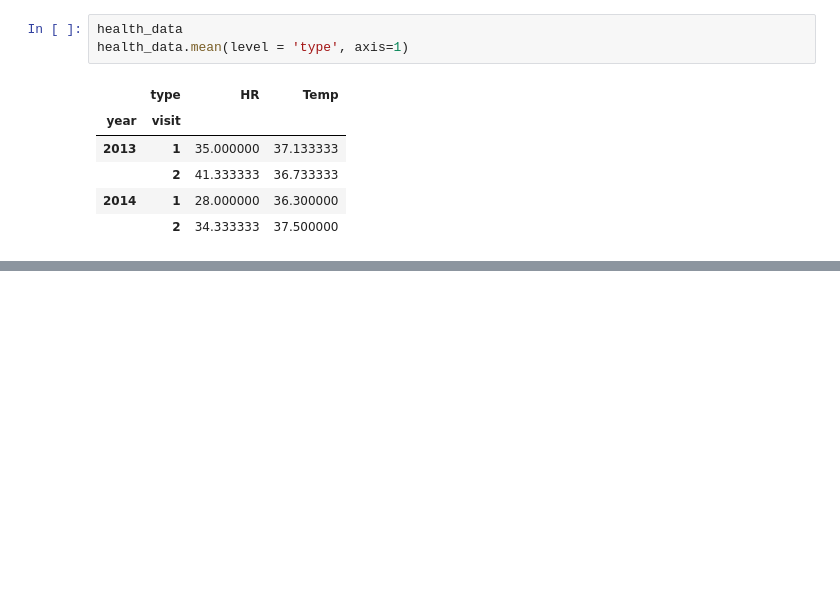
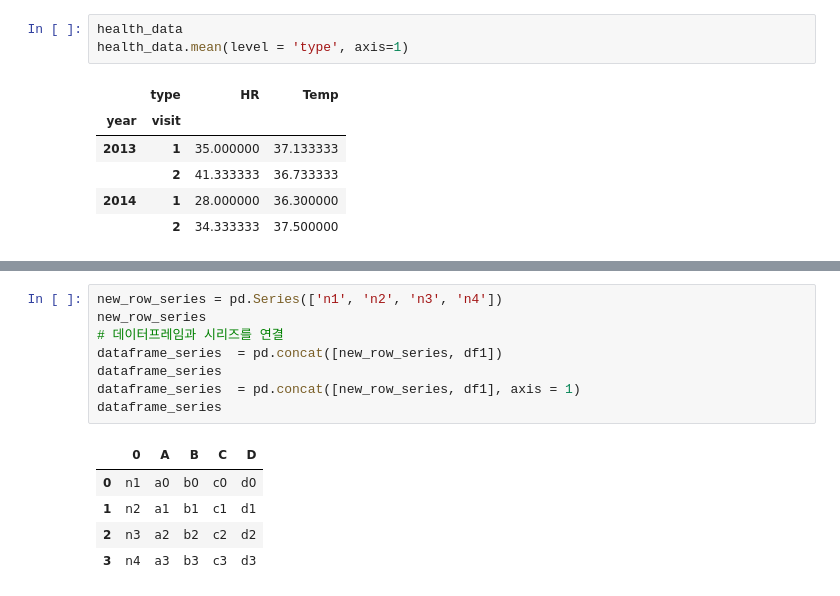
Before and after one commit to SoongMoo/shinhan2205, a Jupyter notebook: 4Day.ipynb, the cells around one changed output, grey strips where cells are left out. Saved outputs shown, nothing was run; the diff lists cells and outputs as text; blank space fills up the shorter version.

```diff
--- a/4Day.ipynb
+++ b/4Day.ipynb
@@ -361,0 +465,14 @@ health_data.mean(level = 'type', axis=1)
+# %%
+new_row_series = pd.Series(['n1', 'n2', 'n3', 'n4'])
+new_row_series
+# 데이터프레임과 시리즈를 연결
+dataframe_series  = pd.concat([new_row_series, df1])
+dataframe_series
+dataframe_series  = pd.concat([new_row_series, df1], axis = 1)
+dataframe_series
+# %% [output]
+|  | 0 | A | B | C | D |
+| 0 | n1 | a0 | b0 | c0 | d0 |
+| 1 | n2 | a1 | b1 | c1 | d1 |
+| 2 | n3 | a2 | b2 | c2 | d2 |
+| 3 | n4 | a3 | b3 | c3 | d3 |
```
Also changed, not shown: parts of 15 cells of this notebook.
